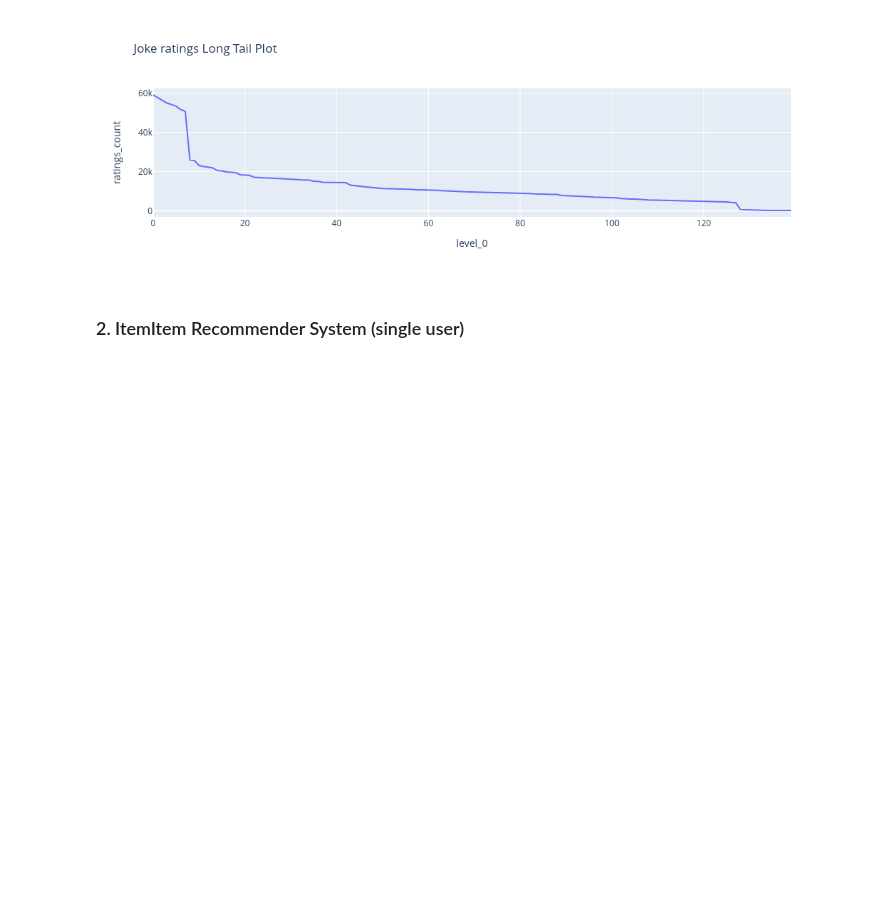
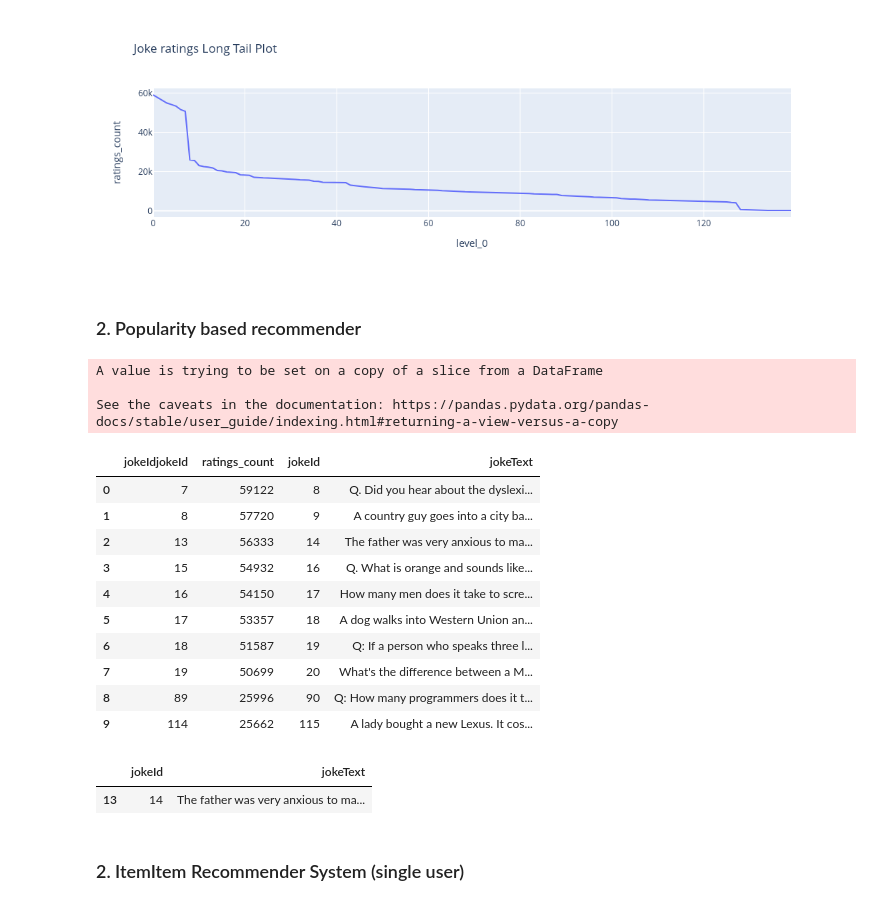
Before and after one commit to RedOrBlueP1ll/reasonable_recommendations, a Jupyter notebook: joke_recsyst_notebook.ipynb, the cells around one changed output. Cells and saved outputs as stored; diff of their text form; code cells hidden in the pictures; blank space fills up the shorter version.

Commit message:
Working on popularity recommender

```diff
--- a/joke_recsyst_notebook.ipynb
+++ b/joke_recsyst_notebook.ipynb
@@ -111,6 +113,38 @@ fig.show()
 | 139 | 139 | 40 | 51 | 166 |
 140 rows × 4 columns
 [figure]
+# %% [markdown]
+### 2. Popularity based recommender
+# %%
+def popularity_recommender(user, n_asc_rankings):
+    #first get the right amount of jokes
+    jokes_ranked_df = count_ratings_df_ord.iloc[:n_asc_rankings,:]
+    #drop useless columns and add joke text
+    jokes_ranked_df.drop(['level_0', 'index'], axis=1, inplace=True)
+    # jokes_ranked_df['jokeText'] = [jokes_df[jokes_df['jokeId']==jokes_ranked_df['jokeId']]['jokeText']]
+    # df_keys = pd.concat([jokes_ranked_df, jokes_df], keys=['jokeText'])
+    df = jokes_ranked_df.join(jokes_df, on='jokeId', lsuffix='jokeId')
+    df.drop(['level_0', 'index'], axis=1, inplace=True)
+    return df
+display(popularity_recommender(0, 10))
+display(jokes_df[jokes_df['jokeId']==14])
+# %% [output]
+A value is trying to be set on a copy of a slice from a DataFrame
+
+See the caveats in the documentation: https://pandas.pydata.org/pandas-docs/stable/user_guide/indexing.html#returning-a-view-versus-a-copy
+|  | jokeIdjokeId | ratings_count | jokeId | jokeText |
+| 0 | 7 | 59122 | 8 | Q. Did you hear about the dyslexi... |
+| 1 | 8 | 57720 | 9 | A country guy goes into a city ba... |
+| 2 | 13 | 56333 | 14 | The father was very anxious to ma... |
+| 3 | 15 | 54932 | 16 | Q. What is orange and sounds like... |
+| 4 | 16 | 54150 | 17 | How many men does it take to scre... |
+| 5 | 17 | 53357 | 18 | A dog walks into Western Union an... |
+| 6 | 18 | 51587 | 19 | Q: If a person who speaks three l... |
+| 7 | 19 | 50699 | 20 | What's the difference between a M... |
+| 8 | 89 | 25996 | 90 | Q: How many programmers does it t... |
+| 9 | 114 | 25662 | 115 | A lady bought a new Lexus. It cos... |
+|  | jokeId | jokeText |
+| 13 | 14 | The father was very anxious to ma... |
 # %% [markdown]
 ### 2. ItemItem Recommender System (single user)
 # %% [markdown]
```
Also changed, not shown: parts of 2 cells of this notebook.
